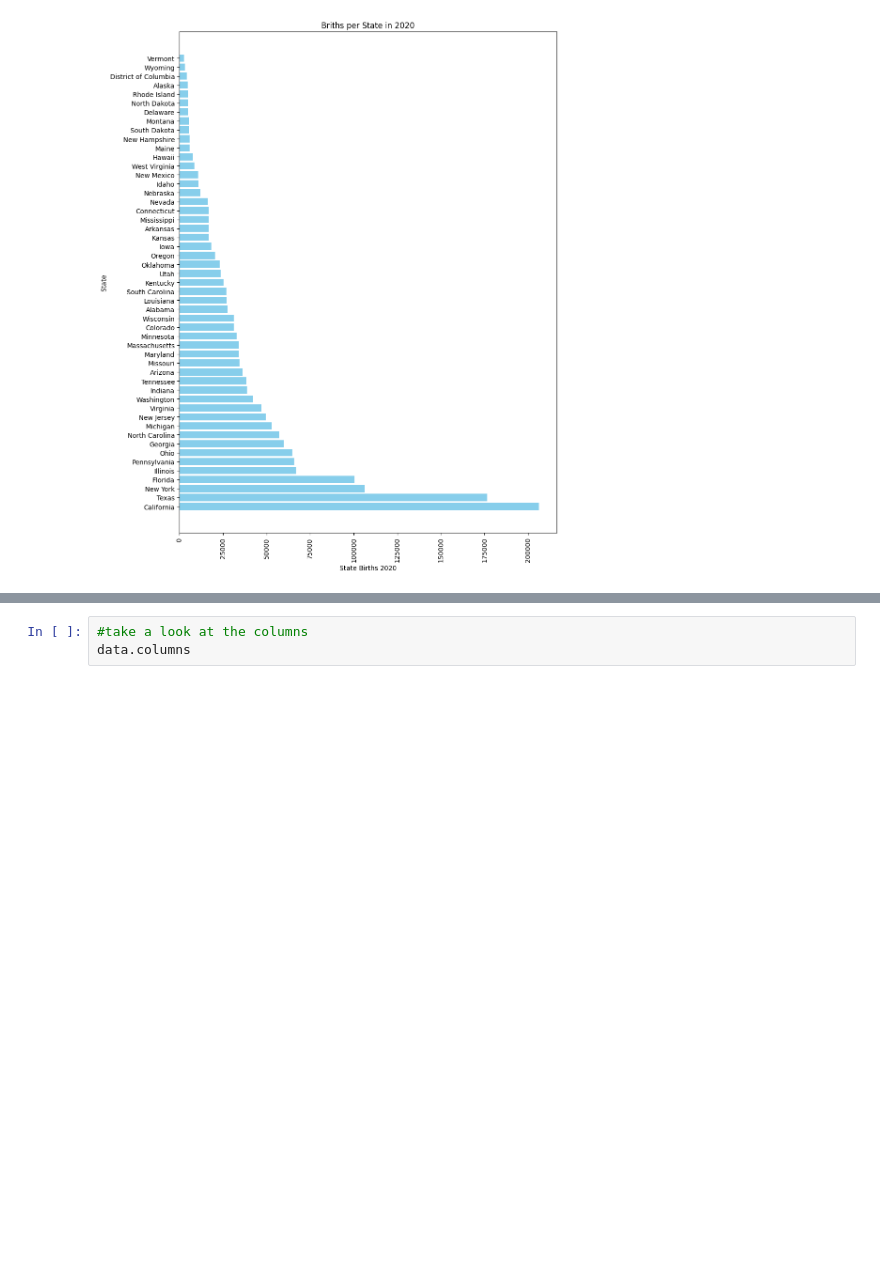
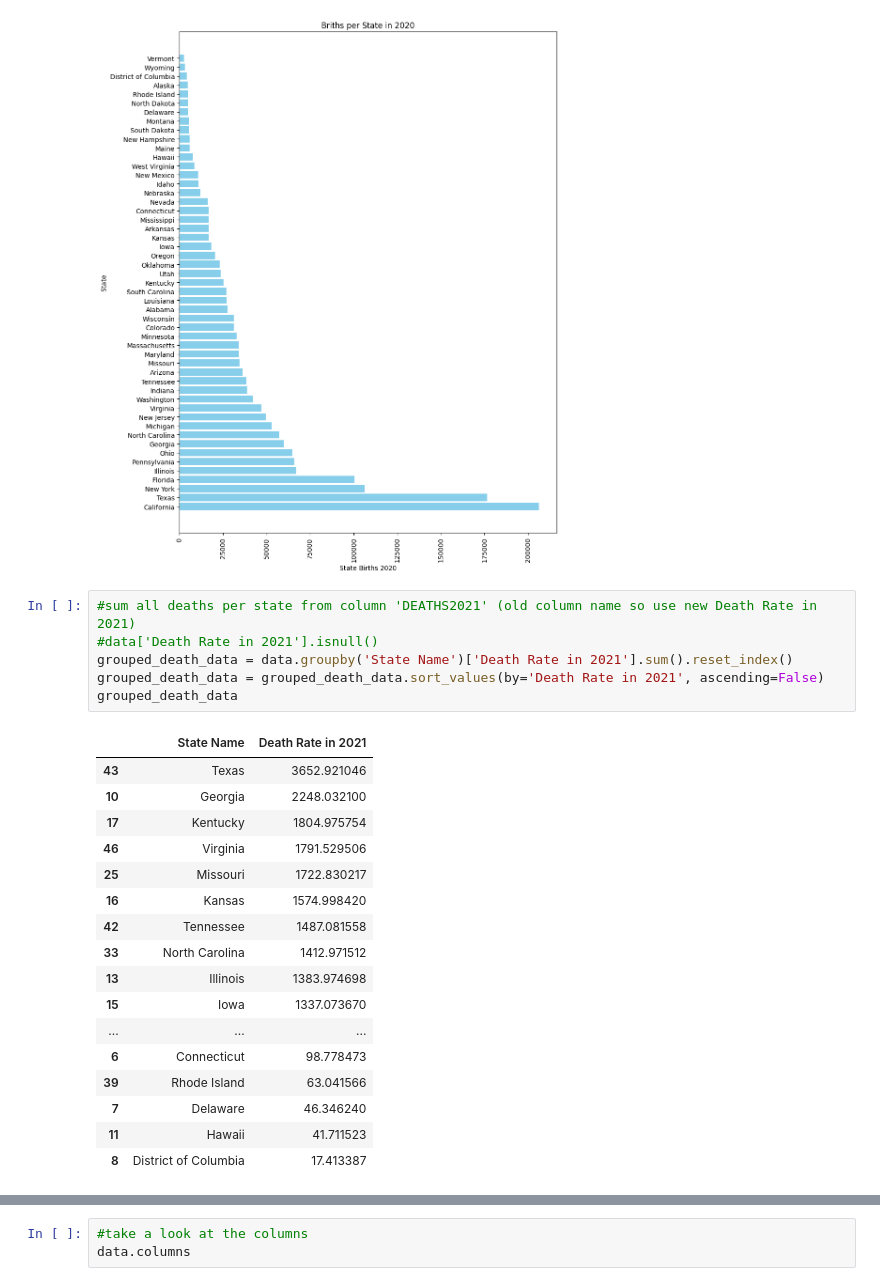
Before and after one commit to cjvillar/DATA_GOV, a Jupyter notebook: note_books/c0-est2022.ipynb, the cells around one changed output, grey strips where cells are left out. Cells and saved outputs as stored; diff of their text form; blank space fills up the shorter version.

```diff
--- a/note_books/c0-est2022.ipynb
+++ b/note_books/c0-est2022.ipynb
@@ -224,3 +224,27 @@ plt.tight_layout()
 plt.show()
 # %% [output]
 [figure]
+# %%
+#sum all deaths per state from column 'DEATHS2021' (old column name so use new Death Rate in 2021)
+#data['Death Rate in 2021'].isnull()
+grouped_death_data = data.groupby('State Name')['Death Rate in 2021'].sum().reset_index()
+grouped_death_data = grouped_death_data.sort_values(by='Death Rate in 2021', ascending=False)
+grouped_death_data
+# %% [output]
+|  | State Name | Death Rate in 2021 |
+| 43 | Texas | 3652.921046 |
+| 10 | Georgia | 2248.032100 |
+| 17 | Kentucky | 1804.975754 |
+| 46 | Virginia | 1791.529506 |
+| 25 | Missouri | 1722.830217 |
+| 16 | Kansas | 1574.998420 |
+| 42 | Tennessee | 1487.081558 |
+| 33 | North Carolina | 1412.971512 |
+| 13 | Illinois | 1383.974698 |
+| 15 | Iowa | 1337.073670 |
+| ... | ... | ... |
+| 6 | Connecticut | 98.778473 |
+| 39 | Rhode Island | 63.041566 |
+| 7 | Delaware | 46.346240 |
+| 11 | Hawaii | 41.711523 |
+| 8 | District of Columbia | 17.413387 |
```
Also changed, not shown: parts of 1 cell of this notebook.
